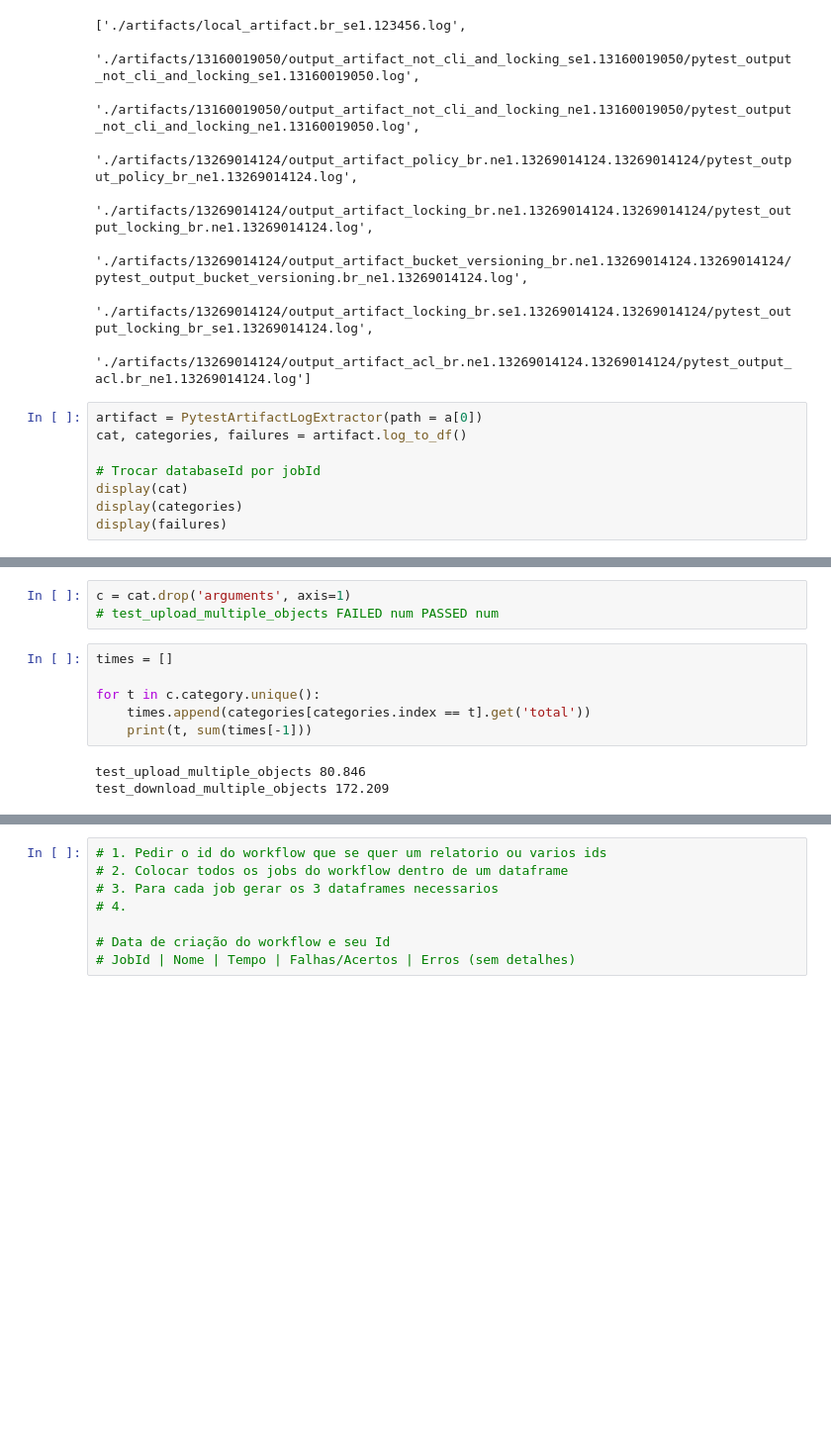
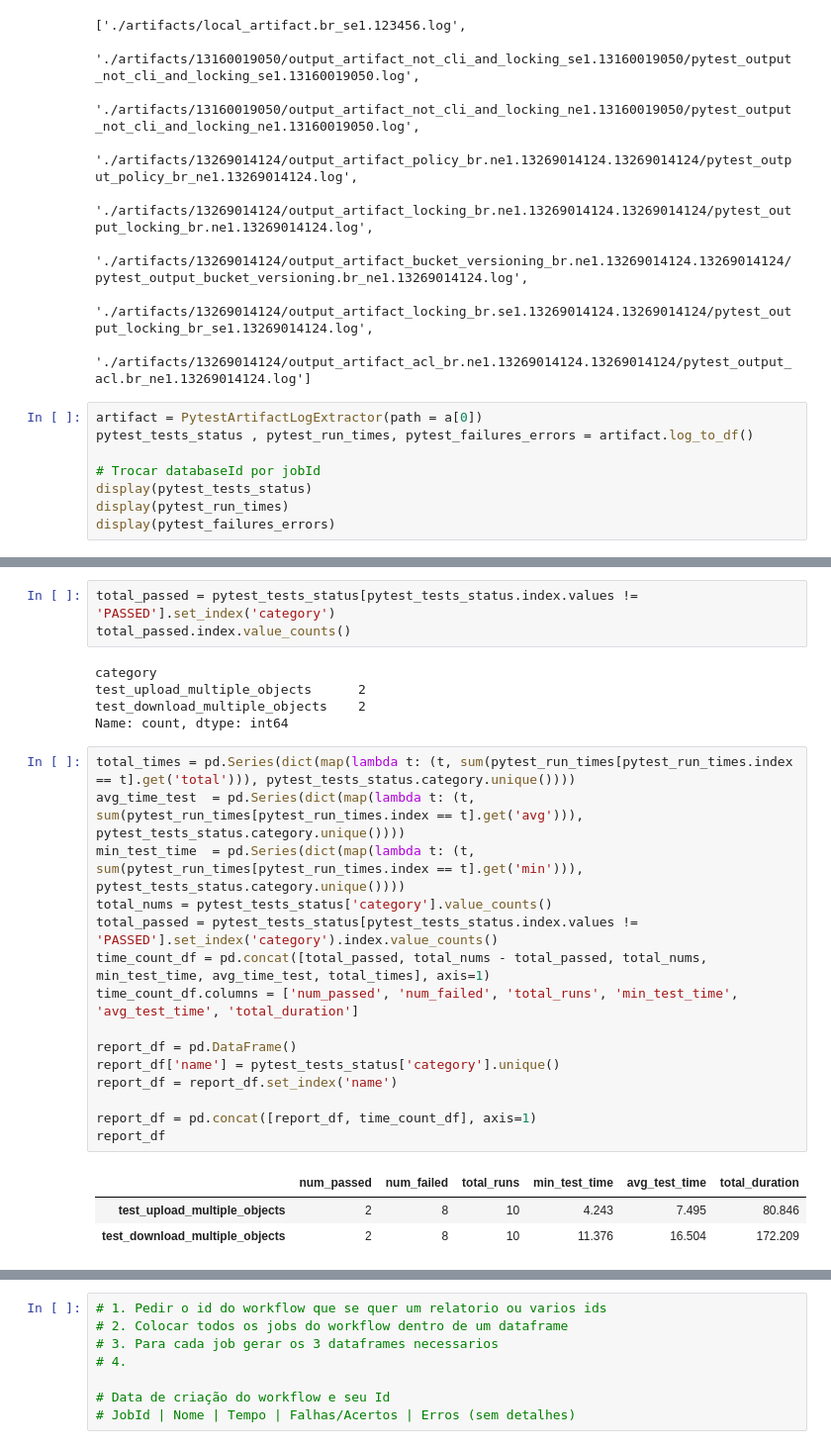
Before and after one commit to 2xlhe/gh-Actions-Reader, a Jupyter notebook: ghActionsReader.ipynb, the cells around one changed output, grey strips where cells are left out. Shown: that part at 99% size. Cells and saved outputs as stored; diff of their text form; blank space fills up the shorter version.

Commit message:
added report_df containing restricted info about all of the tests

```diff
--- a/ghActionsReader.ipynb
+++ b/ghActionsReader.ipynb
@@ -675,12 +674,12 @@ a
  './artifacts/13269014124/output_artifact_acl_br.ne1.13269014124.13269014124/pytest_output_acl.br_ne1.13269014124.log']
 # %%
 artifact = PytestArtifactLogExtractor(path = a[0])
-cat, categories, failures = artifact.log_to_df()
+pytest_tests_status	, pytest_run_times, pytest_failures_errors = artifact.log_to_df()
 
 # Trocar databaseId por jobId
-display(cat)
-display(categories)
-display(failures)
+display(pytest_tests_status)
+display(pytest_run_times)
+display(pytest_failures_errors)
 # %% [output]
 |  | status | category | arguments | databaseId |
 | pytest_tests_status |  |  |  |  |
@@ -718,15 +717,30 @@ display(failures)
 | docs/multiple_objects_test.py | test_upload_multiple_objects | num=100-9-10 | AssertionError | Expectsuploads100tobeequaltoobjec... | 123456 |
 | docs/multiple_objects_test.py | test_download_multiple_objects | num=100-3-10 | AssertionError | Expectsdownloads99tobeequaltouplo... | 123456 |
 | docs/multiple_objects_test.py | test_download_multiple_objects | num=100-4-10 | AssertionError | Expectsdownloads99tobeequaltouplo... | 123456 |
-# %%
-c = cat.drop('arguments', axis=1)
-# test_upload_multiple_objects FAILED num PASSED num
-# %%
-times = []
-
-for t in c.category.unique():
-    times.append(categories[categories.index == t].get('total'))
-    print(t, sum(times[-1]))
-# %% [output]
-test_upload_multiple_objects 80.846
-test_download_multiple_objects 172.209
+# %%
+total_passed = pytest_tests_status[pytest_tests_status.index.values != 'PASSED'].set_index('category')
+total_passed.index.value_counts()
+# %% [output]
+category
+test_upload_multiple_objects      2
+test_download_multiple_objects    2
+Name: count, dtype: int64
+# %%
+total_times = pd.Series(dict(map(lambda t: (t, sum(pytest_run_times[pytest_run_times.index == t].get('total'))), pytest_tests_status.category.unique())))
+avg_time_test  = pd.Series(dict(map(lambda t: (t, sum(pytest_run_times[pytest_run_times.index == t].get('avg'))), pytest_tests_status.category.unique())))
+min_test_time  = pd.Series(dict(map(lambda t: (t, sum(pytest_run_times[pytest_run_times.index == t].get('min'))), pytest_tests_status.category.unique())))
+total_nums = pytest_tests_status['category'].value_counts()
+total_passed = pytest_tests_status[pytest_tests_status.index.values != 'PASSED'].set_index('category').index.value_counts()
+time_count_df = pd.concat([total_passed, total_nums - total_passed, total_nums, min_test_time, avg_time_test, total_times], axis=1)
+time_count_df.columns = ['num_passed', 'num_failed', 'total_runs', 'min_test_time', 'avg_test_time', 'total_duration']
+
+report_df = pd.DataFrame()
+report_df['name'] = pytest_tests_status['category'].unique()
+report_df = report_df.set_index('name')
+
+report_df = pd.concat([report_df, time_count_df], axis=1)
+report_df
+# %% [output]
+|  | num_passed | num_failed | total_runs | min_test_time | avg_test_time | total_duration |
+| test_upload_multiple_objects | 2 | 8 | 10 | 4.243 | 7.495 | 80.846 |
+| test_download_multiple_objects | 2 | 8 | 10 | 11.376 | 16.504 | 172.209 |
```
Also changed, not shown: parts of 2 cells of this notebook.
